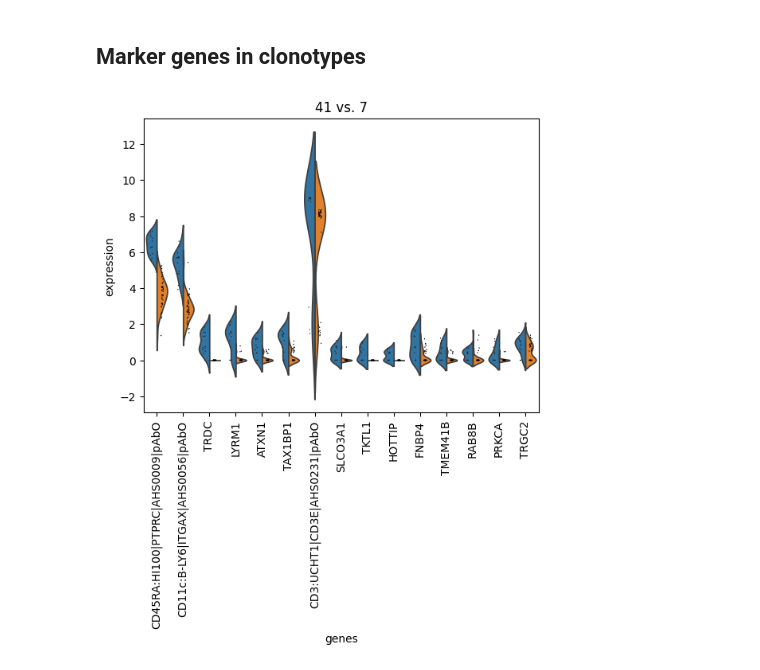
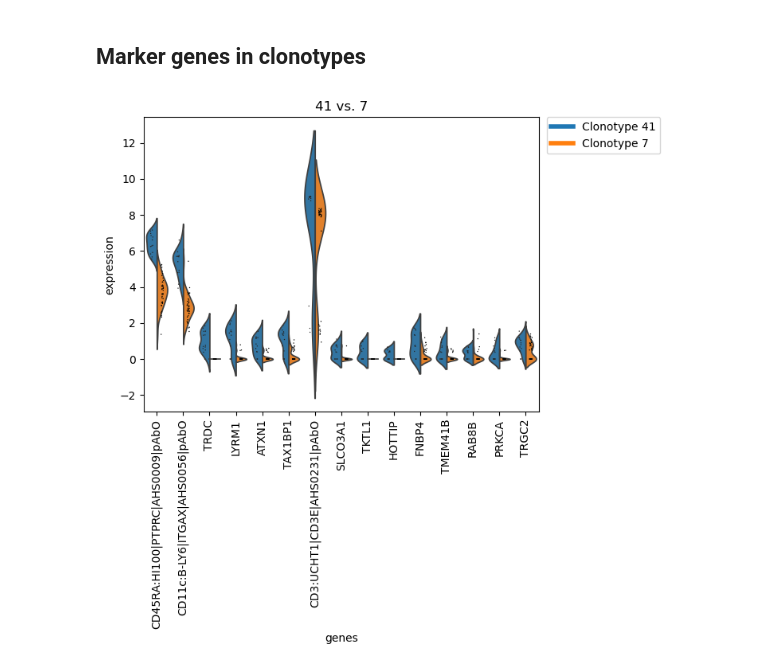
Before and after one commit to icbi-lab/plattner_mcb_2024, a Jupyter notebook: TCR_scRNAseq_analysis.ipynb, the cells around one changed output. Cells and saved outputs as stored; diff of their text form; code cells hidden in the pictures.

```diff
--- a/TCR_scRNAseq_analysis.ipynb
+++ b/TCR_scRNAseq_analysis.ipynb
@@ -221,7 +256,13 @@ mu.pl.embedding(mdata, basis="gex:tsne", color="airr:cc_aa_alignment", groups=cl
 # %%
 # Since sc.tl.rank_genes_group does not support MuData, we need to temporarily add
 # the AIRR columns to the gene expression AnnData object
-with ir.get.obs_context(mdata["gex"], {"cc_aa_alignment": mdata.obs["airr:cc_aa_alignment"]}) as tmp_ad:
+unique_groups = clonotypes_top_modularity + ["rest"]
+colors = sns.color_palette("tab10", len(unique_groups))
+group_colors = dict(zip(unique_groups, colors))
+
+with ir.get.obs_context(
+    mdata["gex"], {"cc_aa_alignment": mdata.obs["airr:cc_aa_alignment"]}
+) as tmp_ad:
     sc.tl.rank_genes_groups(
         tmp_ad,
         "cc_aa_alignment",
@@ -229,5 +270,15 @@ with ir.get.obs_context(mdata["gex"], {"cc_aa_alignment": mdata.obs["airr:cc_aa_
         reference="rest",
         method="wilcoxon",
     )
-    sc.pl.rank_genes_groups_violin(tmp_ad, groups=clonotypes_top_modularity, n_genes=15, show=False, strip=False)
+    ax = sc.pl.rank_genes_groups_violin(
+        tmp_ad, groups=clonotypes_top_modularity, n_genes=15, show=False, strip=False
+    )
+
+custom_handles = [
+    Line2D([0], [0], color=group_colors[group], lw=4, label=group)
+    for group in group_colors
+]
+
+plt.legend(handles=custom_handles, bbox_to_anchor=(1.02, 1), loc="upper left")
+plt.show()
 # %% [output]
@@ -237,6 +288,17 @@ with ir.get.obs_context(mdata["gex"], {"cc_aa_alignment": mdata.obs["airr:cc_aa_
 # %%
 with ir.get.obs_context(mdata["gex"], {"clone_id": mdata.obs["airr:clone_id"]}) as tmp_ad:
     sc.tl.rank_genes_groups(tmp_ad, "clone_id", groups=["41"], reference="7", method="wilcoxon")
-    sc.pl.rank_genes_groups_violin(tmp_ad, groups="41", n_genes=15)
+    groups = tmp_ad.uns['rank_genes_groups']['names'].dtype.names
+    sc.pl.rank_genes_groups_violin(tmp_ad, groups=groups[0], n_genes=15, show=False)
+
+# manually add legend as this is not supported by scanpy pl.rank_genes_groups_violin
+colors = sns.color_palette("tab10", 2)
+custom_legend = [
+    Line2D([0], [0], color=colors[0], lw=4, label="Clonotype 41"),
+    Line2D([0], [0], color=colors[1], lw=4, label="Clonotype 7"),
+]
+
+plt.legend(handles=custom_legend, loc="upper left", bbox_to_anchor=(1.02,1), borderaxespad=0)
+plt.show()
 # %% [output]
-[figure, old version]
+[figure, new version]
```
Also changed, not shown: parts of 26 cells of this notebook.
